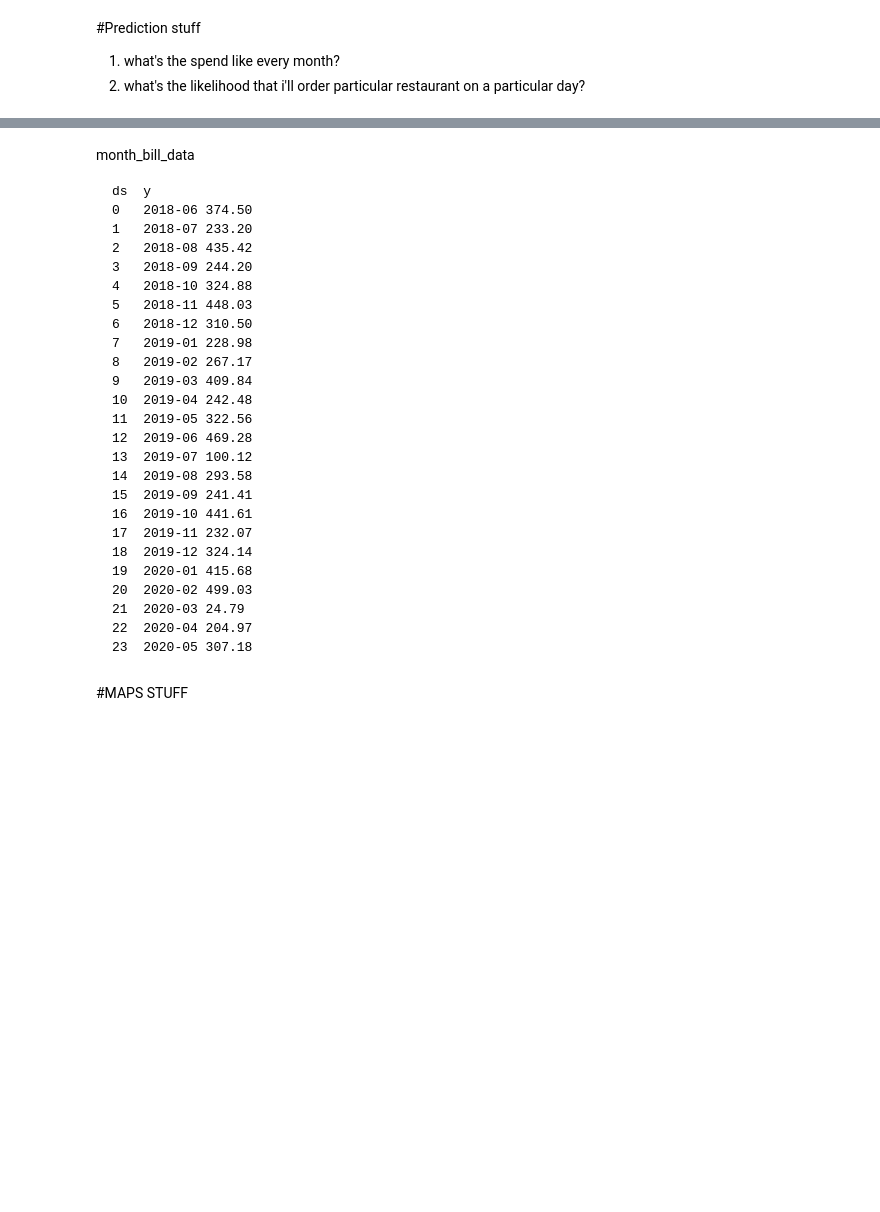
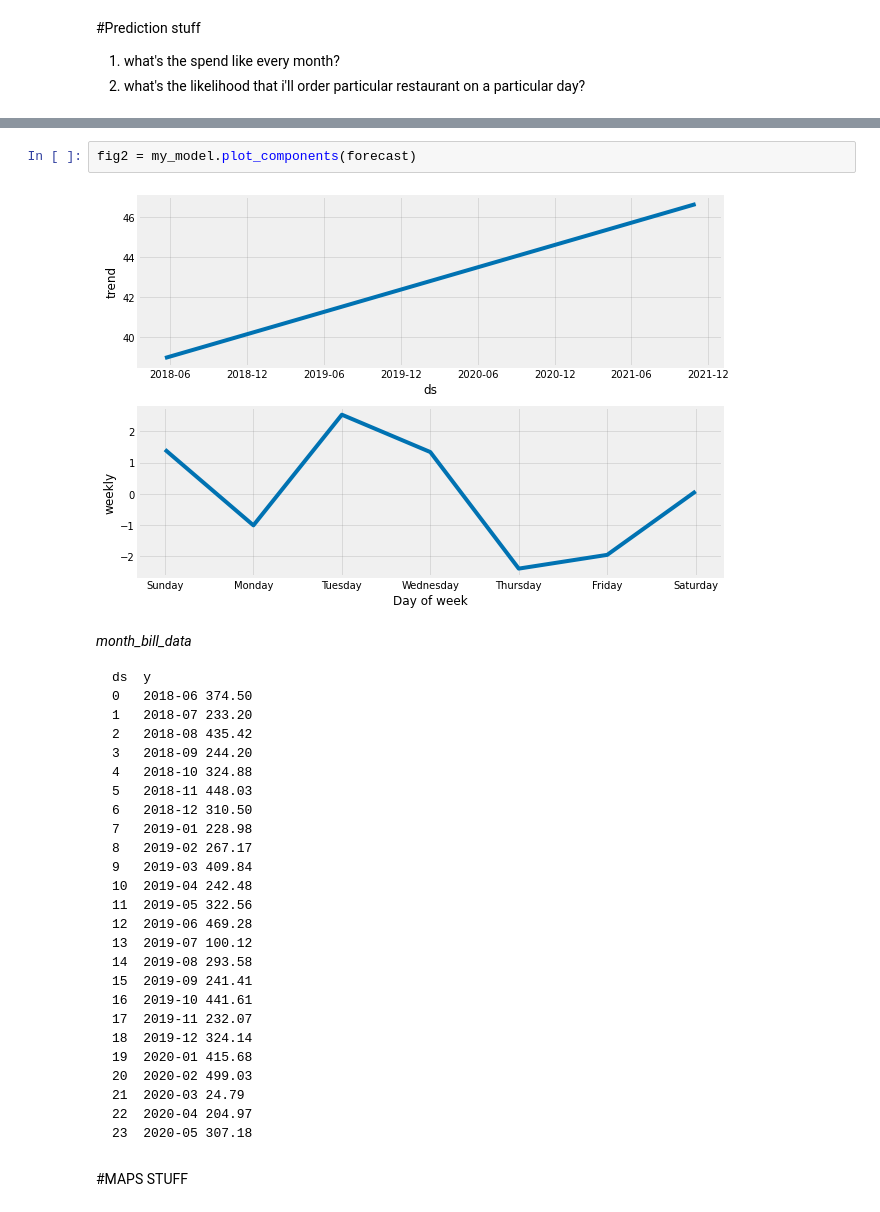
Before and after one commit to anjaleeDS/DataVizStanford, a Jupyter notebook: DoordashPredictions.ipynb, the cells around one changed output, grey strips where cells are left out. Drawn from its saved outputs; the diff is of its cells as text; blank space fills up the shorter version.

````diff
--- a/DoordashPredictions.ipynb
+++ b/DoordashPredictions.ipynb
@@ -227,5 +286,9 @@ predict_by_month
+# %%
+fig2 = my_model.plot_components(forecast)
+# %% [output]
+[figure, added]
 # %% [markdown]
-month_bill_data
+*month_bill_data*
 
 ```
 ds	y
````
Also changed, not shown: parts of 20 cells of this notebook.
